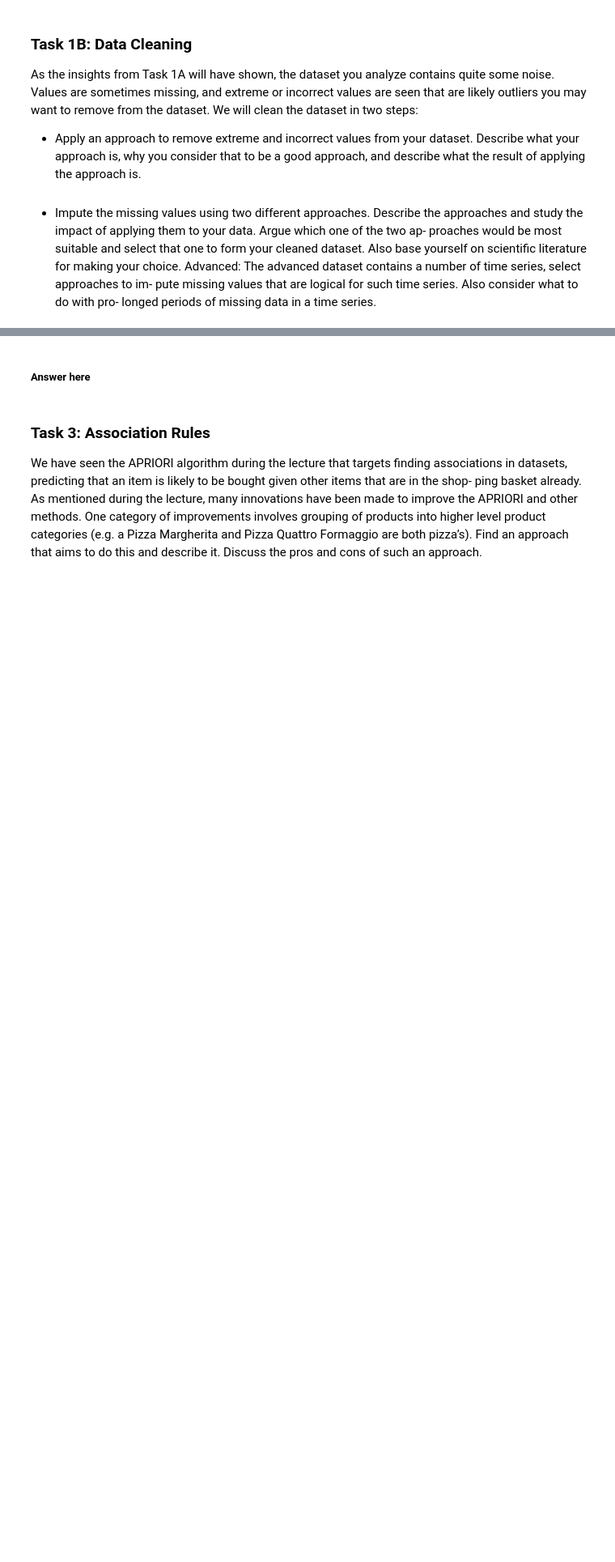
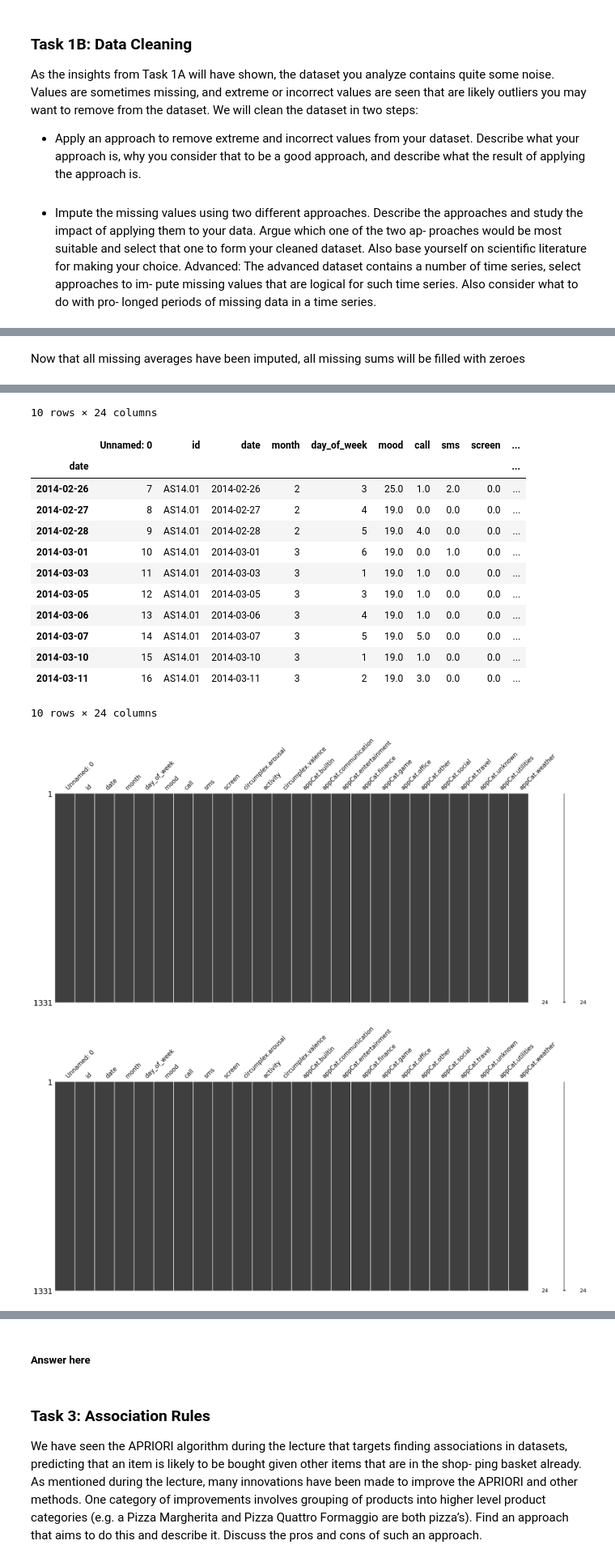
Before and after one commit to moosmiddelkoop/DMT-1, a Jupyter notebook: Assignment_1.ipynb, the cells around one changed output, grey strips where cells are left out. Shown at 81% size. Saved outputs shown, nothing was run; the diff lists cells and outputs as text; code cells hidden in the pictures; blank space fills up the shorter version.

```diff
--- a/Assignment_1.ipynb
+++ b/Assignment_1.ipynb
@@ -190,0 +269,13 @@ data_interpolated.to_csv('data/imputed_data_v2.csv')
+# %% [markdown]
+Now that all missing averages have been imputed, all missing sums will be filled with zeroes
+# %%
+final_data_impute1 = data_ffill.fillna(0)
+final_data_impute2 = data_interpolated.fillna(0)
+
+# check
+msno.matrix(final_data_impute1)
+msno.matrix(final_data_impute2)
+
+display(final_data_impute1.head(10))
+display(final_data_impute2.head(10))
+# %% [output]
@@ -191,3 +294,19 @@ data_interpolated.to_csv('data/imputed_data_v2.csv')
+10 rows × 24 columns
+|  | Unnamed: 0 | id | date | month | day_of_week | mood | call | sms | screen | ... |
+| date |  |  |  |  |  |  |  |  |  | ... |
+| 2014-02-26 | 7 | AS14.01 | 2014-02-26 | 2 | 3 | 25.0 | 1.0 | 2.0 | 0.0 | ... |
+| 2014-02-27 | 8 | AS14.01 | 2014-02-27 | 2 | 4 | 19.0 | 0.0 | 0.0 | 0.0 | ... |
+| 2014-02-28 | 9 | AS14.01 | 2014-02-28 | 2 | 5 | 19.0 | 4.0 | 0.0 | 0.0 | ... |
+| 2014-03-01 | 10 | AS14.01 | 2014-03-01 | 3 | 6 | 19.0 | 0.0 | 1.0 | 0.0 | ... |
+| 2014-03-03 | 11 | AS14.01 | 2014-03-03 | 3 | 1 | 19.0 | 1.0 | 0.0 | 0.0 | ... |
+| 2014-03-05 | 12 | AS14.01 | 2014-03-05 | 3 | 3 | 19.0 | 1.0 | 0.0 | 0.0 | ... |
+| 2014-03-06 | 13 | AS14.01 | 2014-03-06 | 3 | 4 | 19.0 | 1.0 | 0.0 | 0.0 | ... |
+| 2014-03-07 | 14 | AS14.01 | 2014-03-07 | 3 | 5 | 19.0 | 5.0 | 0.0 | 0.0 | ... |
+| 2014-03-10 | 15 | AS14.01 | 2014-03-10 | 3 | 1 | 19.0 | 1.0 | 0.0 | 0.0 | ... |
+| 2014-03-11 | 16 | AS14.01 | 2014-03-11 | 3 | 2 | 19.0 | 3.0 | 0.0 | 0.0 | ... |
+10 rows × 24 columns
+[figure, added]
+[figure, added]
 # %% [markdown]
 
 ### Task 1C: Feature Engineering
```
Also changed, not shown: parts of 13 cells of this notebook.
